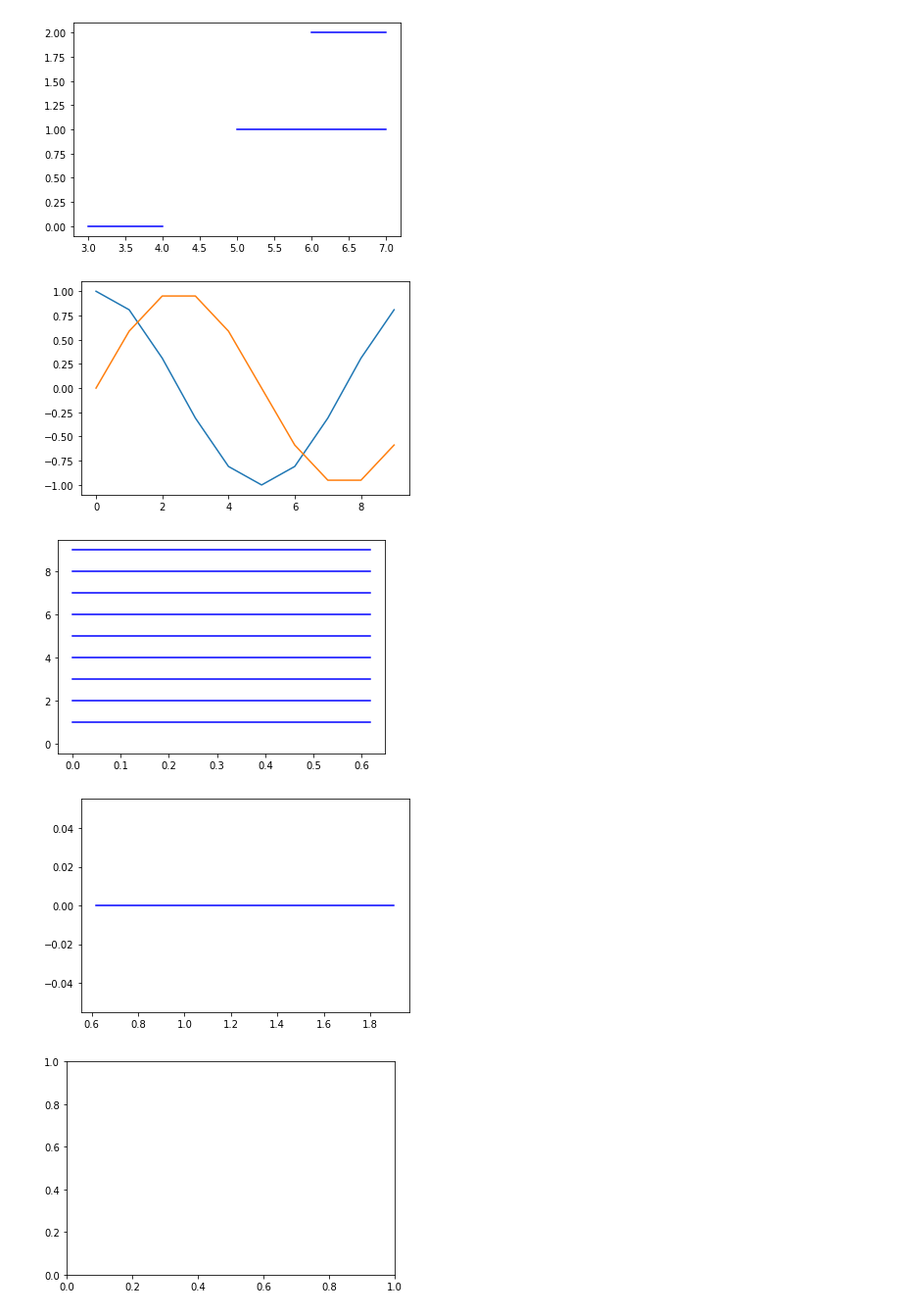
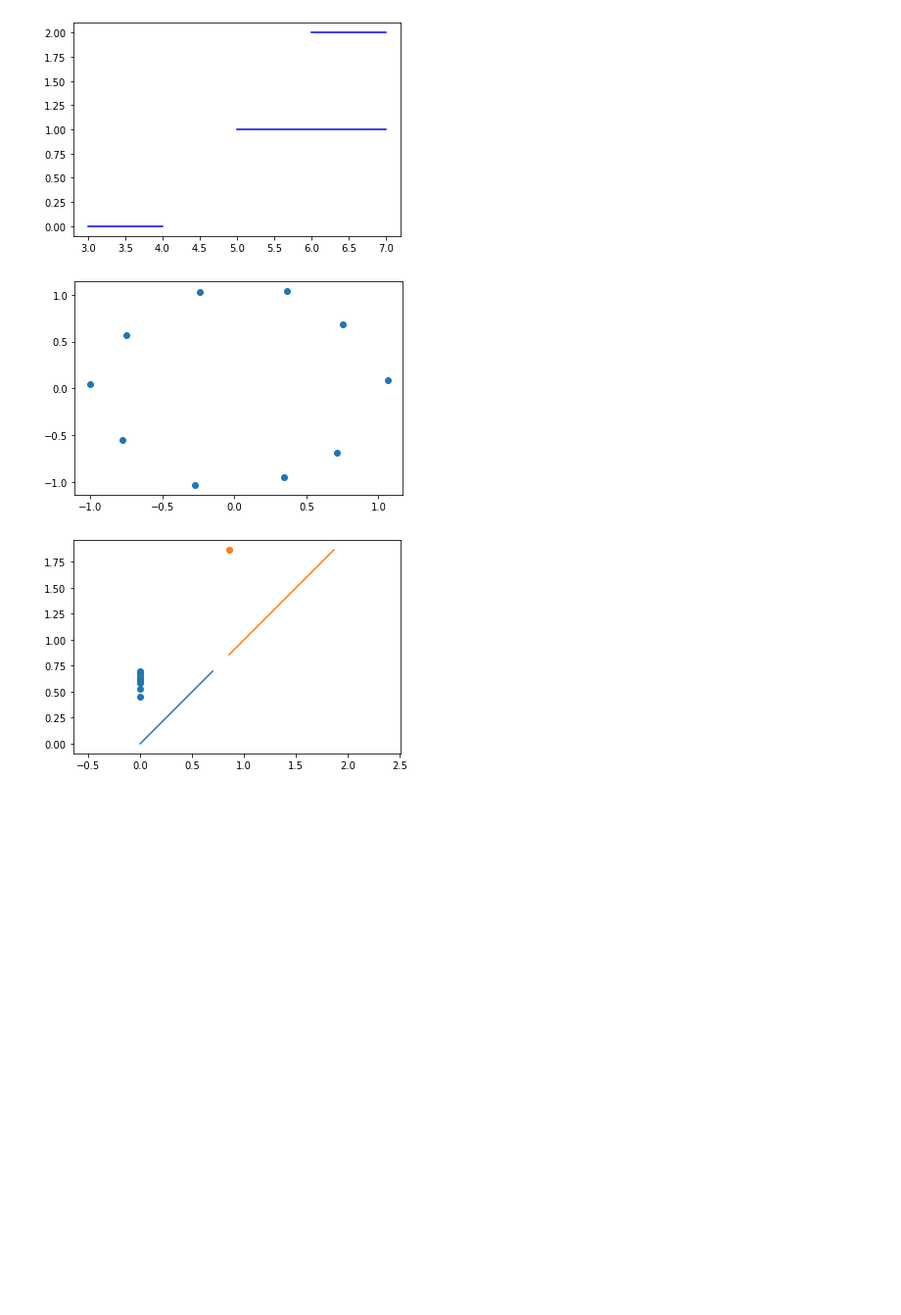
Before and after one commit to AntonAyzenberg/Learn-persistent-homology, a Jupyter notebook: My_Persistence_test.ipynb, the cells around one changed output. Shown at 98% size. Saved outputs shown, nothing was run; the diff lists cells and outputs as text; code cells hidden in the pictures; blank space fills up the shorter version.

```diff
--- a/My_Persistence_test.ipynb
+++ b/My_Persistence_test.ipynb
@@ -65,7 +64,8 @@ d.plot.plot_bars(dgms[1], show = True)
 N=10
 points=np.zeros((N,2))
 for i in range(N) : points[i]=[np.cos(2*np.pi*i/N),np.sin(2*np.pi*i/N)]
-plt.plot(points)
+points=points+np.random.uniform(-.1,.1, (N, 2))
+plt.scatter(points[:,0],points[:,1])
 plt.show()
 # %% [output]
-[figure, old version]
+[figure, new version]
@@ -75,9 +72,8 @@ f = d.fill_rips(points, 3, 3)
 # %%
+f = d.fill_rips(points, 3, 3)
 m = d.homology_persistence(f)
 dgms = d.init_diagrams(m, f)
-d.plot.plot_bars(dgms[0], show = True)
-d.plot.plot_bars(dgms[1], show = True)
+d.plot.plot_diagram(dgms[0], show = False)
+d.plot.plot_diagram(dgms[1], show = True)
 # %% [output]
-[figure, old version]
+[figure, new version]
-[figure, removed]
-[figure, removed]
```
Also changed, not shown: parts of 2 cells of this notebook.
